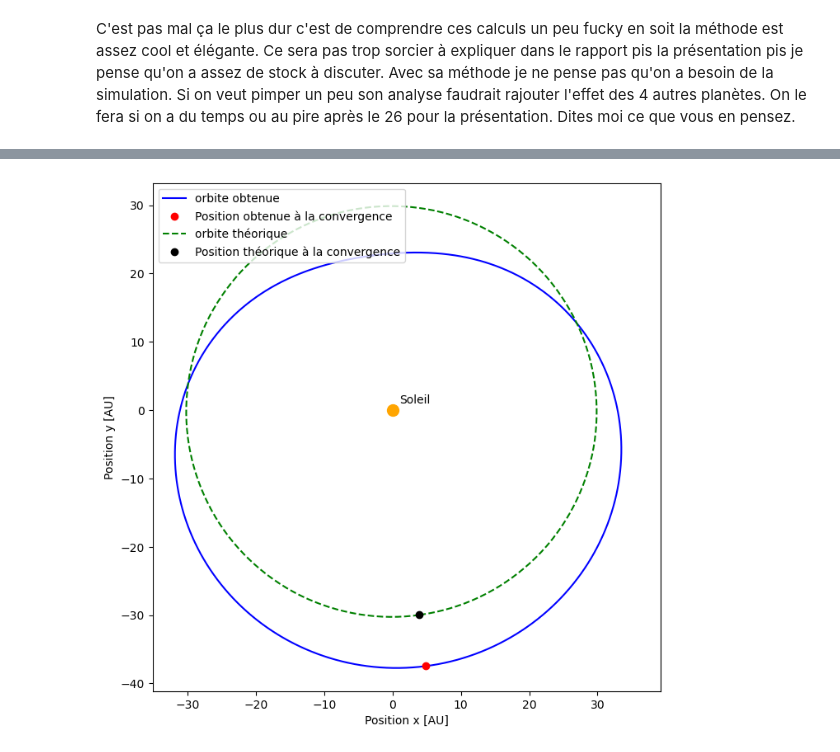
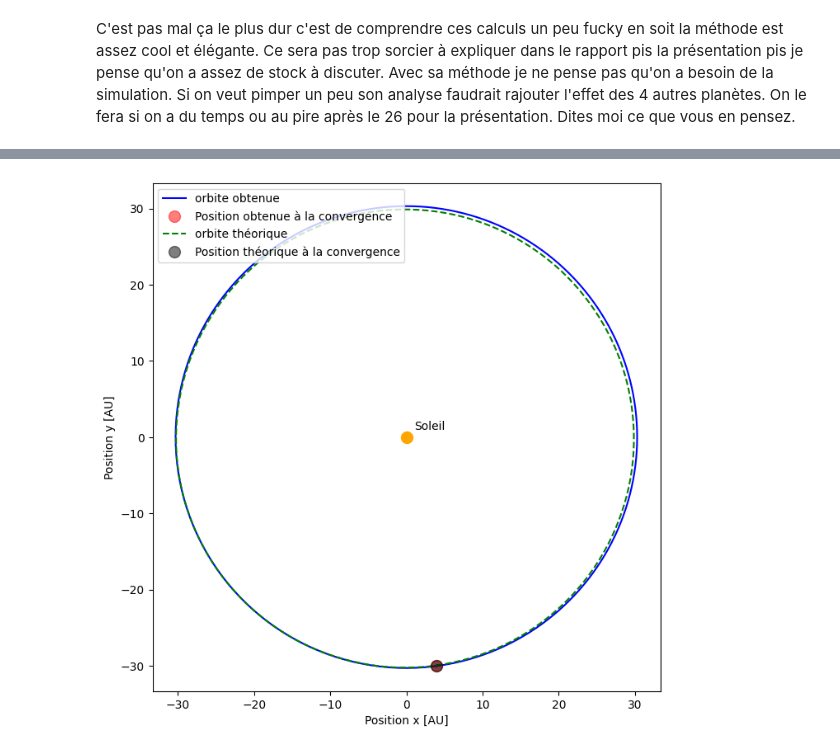
Before and after one commit to BETRU21/PhysNum, a Jupyter notebook: projet/Neptune_Motion copy.ipynb, the cells around one changed output, grey strips where cells are left out. Drawn from its saved outputs; the diff is of its cells as text; code cells hidden in the pictures.

```diff
--- a/projet/Neptune_Motion copy.ipynb
+++ b/projet/Neptune_Motion copy.ipynb
@@ -513,18 +513,18 @@ semi_major = 30.304139442536012
 r_uranus = 19.296099622562036 # À la convergence
 P = 166.82185018766188 # Période neptune en année
 mass_N = 2.5789001492251217e+26
-a = 1.5e-5 # acceleration à la conjonction Au/y^2
+a = 3e-5 # acceleration à la conjonction Au/y^2
 
 G = 6.6743e-11*(365.24218750*3600*24)**2/(149597870700)**3
 
 dr = np.sqrt((G*mass_N)/a)
 
-R = r_uranus + dr
+R = semi_major
 
 
 # On définit theta=0 à la conjonction
 esp = np.abs(1-R/semi_major)
-
+print(esp)
 
 def calcuk_E(e, M, n): # Pour relaxation
     E = M
@@ -546,14 +546,12 @@ for m in M:
 
 
 r = semi_major*(1-esp*np.cos(np.array(E)))
-r_temp = np.abs(r-R)
-ind = np.argmin(r_temp)
 
-fig = plt.figure()
+"""fig = plt.figure()
 plt.plot(t, r)
 plt.plot(t[ind], r[ind], 'ro', label = 'Position de neptune à la convergence')
 plt.xlabel('Temps [année]')
 plt.ylabel('Rayon [AU]')
 plt.legend()
-plt.show()
+plt.show()"""
 # %% [output]
@@ -561,30 +560,27 @@ plt.show()
 # %%
-b = a*np.sqrt(1-esp**2)
-p = b**2/a
-
 
 neptune2 = Horizons(id="8", location="@sun", epochs={'start': "1823-01-01", 'stop': "1988-01-01",'step': '1y'}, id_type=None).vectors()
 Neptune2 = np.stack([np.array(neptune2[:]["x"]),np.array(neptune2[:]["y"]),np.array(neptune2[:]["z"])],axis=1)
 Nx2, Ny2, Nz2 = Neptune2.T
 
 theta_ini = np.arctan2(Ny2[0], Nx2[0])
 
-theta = np.linspace(-np.pi+theta_ini,np.pi+theta_ini, 1000)
+theta = np.linspace(0+theta_ini,-2*np.pi+theta_ini, 1000)
 
 fig = plt.figure(figsize=(12,8))
 plt.plot(r*np.cos(theta), r*np.sin(theta), 'b-', label='orbite obtenue')
-plt.plot(r[ind]*np.cos(theta[ind]), r[ind]*np.sin(theta[ind]), 'ro', label = 'Position obtenue à la convergence')
+plt.plot(r[0]*np.cos(theta[0]), r[0]*np.sin(theta[0]), 'ro', label = 'Position obtenue à la convergence', alpha=0.5, markersize=10)
 plt.plot(Nx2, Ny2, 'g--', label = 'orbite théorique')
-plt.plot(Nx2[0], Ny2[0], 'ko', label = 'Position théorique à la convergence')
+plt.plot(Nx2[0], Ny2[0], 'ko', label = 'Position théorique à la convergence', alpha=0.5, markersize=10)
 plt.plot(0,0, 'orange', marker='o', markersize=10)
 plt.text(1, 1, 'Soleil')
 plt.xlabel('Position x [AU]')
 plt.ylabel('Position y [AU]')
 plt.axis('square')
 plt.legend(loc='upper left')
 plt.show()
 # %% [output]
-[figure, old version]
+[figure, new version]
 # %%
 # Pos 50 ans plus tard
 # Faire animation pour la présentation si on a le temps
```
Also changed, not shown: parts of 5 cells of this notebook.
